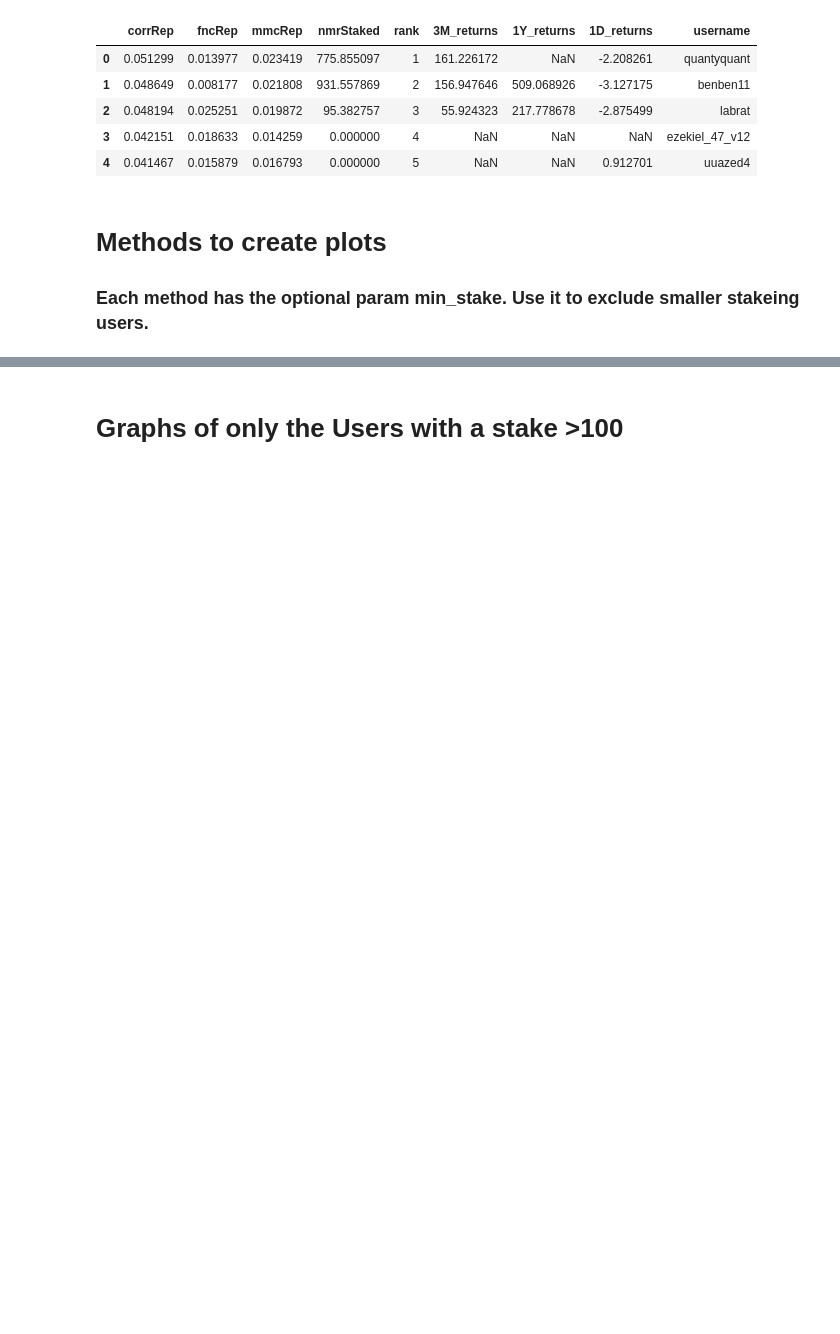
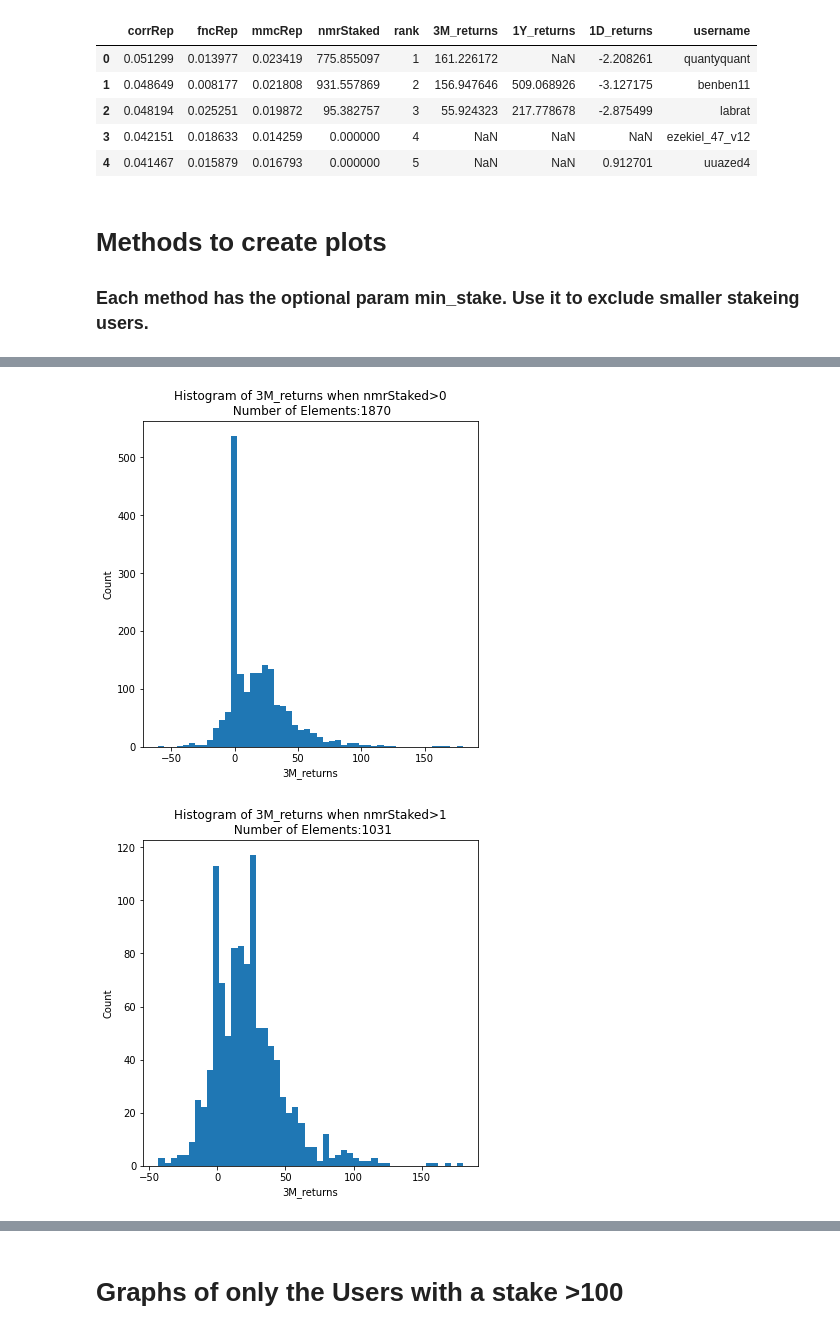
Before and after one commit to parkerburchett/Numerai, a Jupyter notebook: NumerAI LeaderBoard Analysis.ipynb, the cells around one changed output, grey strips where cells are left out. Drawn from its saved outputs; the diff is of its cells as text; code cells hidden in the pictures; blank space fills up the shorter version.

Commit message:
Cleaned graphs

```diff
--- a/NumerAI LeaderBoard Analysis.ipynb
+++ b/NumerAI LeaderBoard Analysis.ipynb
@@ -176,0 +166,9 @@ Series([], Name: corrRep, dtype: float64)
+# %%
+stake_size = 0
+create_histogram(df,col='3M_returns', min_stake=0)
+create_histogram(df,col='3M_returns', min_stake=1)
+create_histogram(df,col='3M_returns', min_stake=10)
+create_histogram(df, col='3M_returns',min_stake=100)
+# %% [output]
+[figure, added]
+[figure, added]
```
Also changed, not shown: parts of 9 cells of this notebook.
